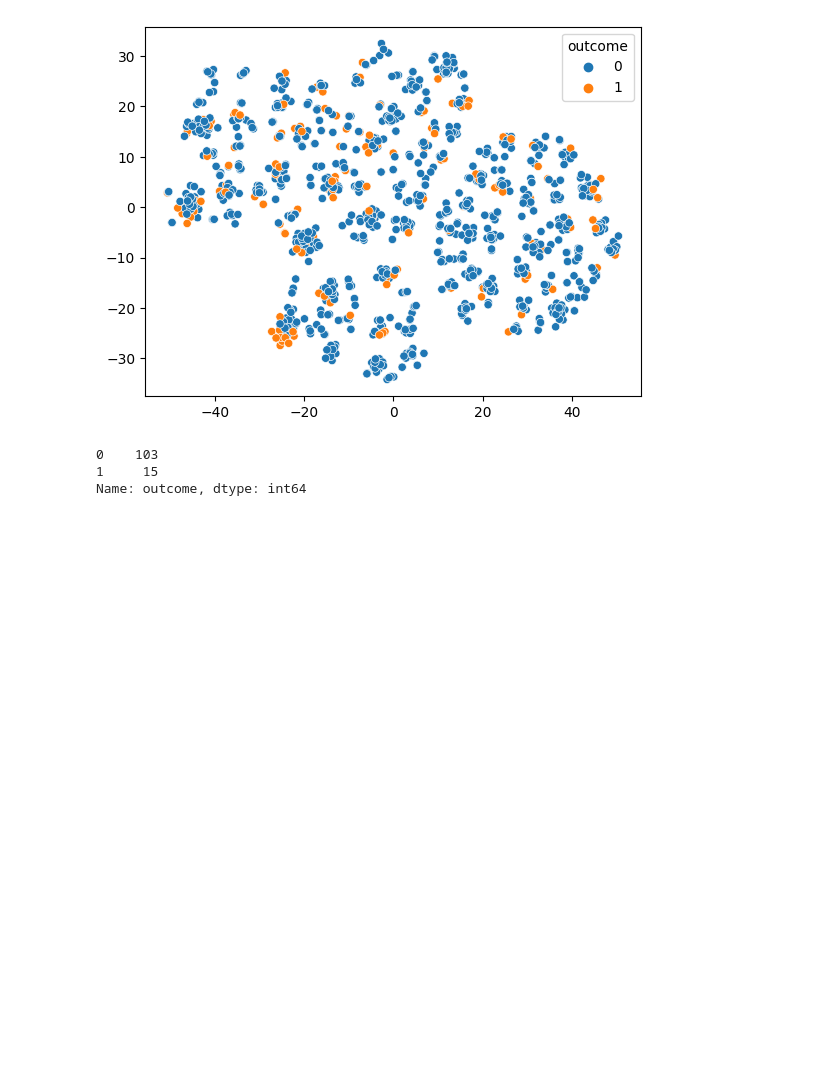
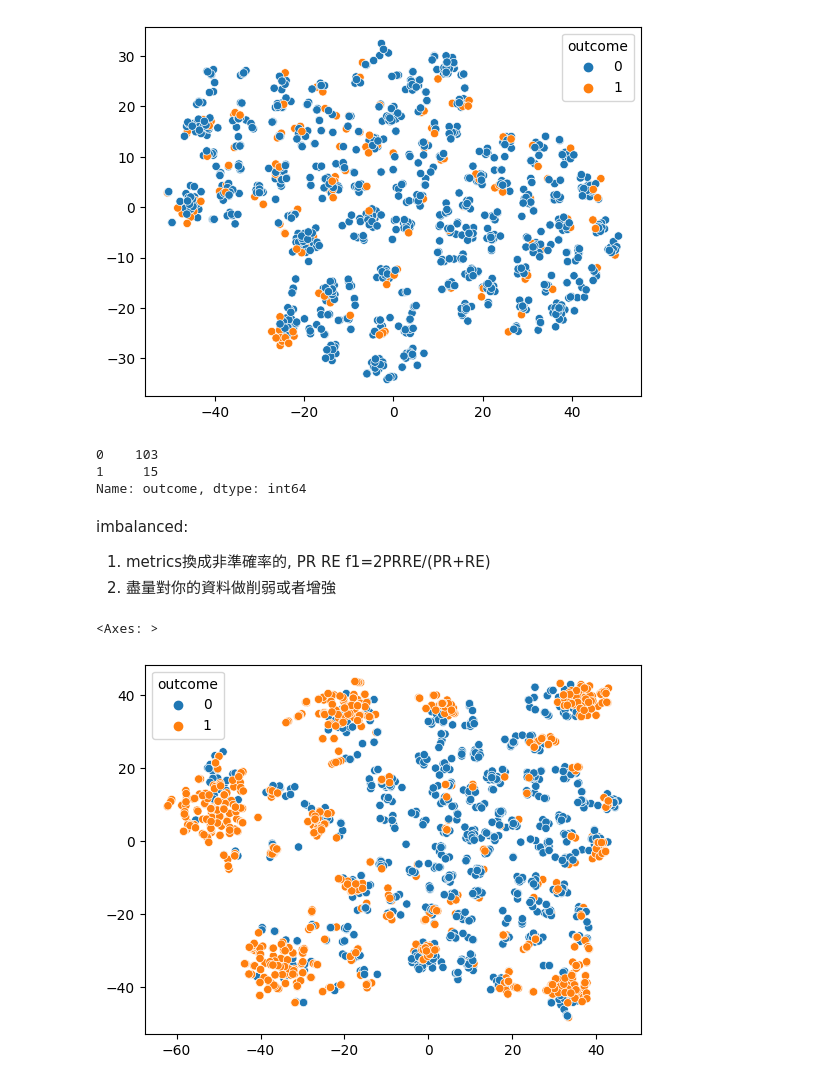
Before and after one commit to Elwing-Chou/kmuml, a Jupyter notebook: kmuml0106早上.ipynb, the cells around one changed output. Drawn from its saved outputs; the diff is of its cells as text; code cells hidden in the pictures; blank space fills up the shorter version.

```diff
--- a/kmuml0106早上.ipynb
+++ b/kmuml0106早上.ipynb
@@ -238,3 +238,12 @@ y_test.value_counts()
 0    103
 1     15
 Name: outcome, dtype: int64
+# %% [markdown]
+imbalanced:
+
+1. metrics換成非準確率的, PR RE f1=2PRRE/(PR+RE)
+2. 盡量對你的資料做削弱或者增強
+# %%
+from imblearn.over_sampling import SMOTE
+smote = SMOTE(sampling_strategy="minority")
+x_s, y_s = smote.fit_resample(x_train, y_train)
@@ -240,0 +252,11 @@ Name: outcome, dtype: int64
+# %%
+scaler = MinMaxScaler()
+x_scale = scaler.fit_transform(x_s)
+tsne = TSNE(n_components=2)
+x_tsne = tsne.fit_transform(x_scale)
+x_axis = x_tsne[:, 0]
+y_axis = x_tsne[:, 1]
+sns.scatterplot(x=x_axis, y=y_axis, hue=y_s)
+# %% [output]
+<Axes: >
+[figure, added]
```
Also changed, not shown: parts of 1 cell of this notebook.
